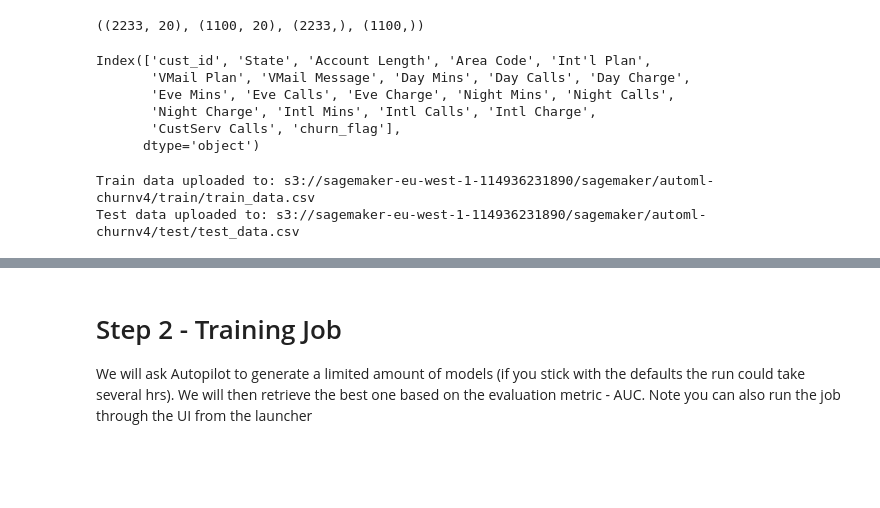
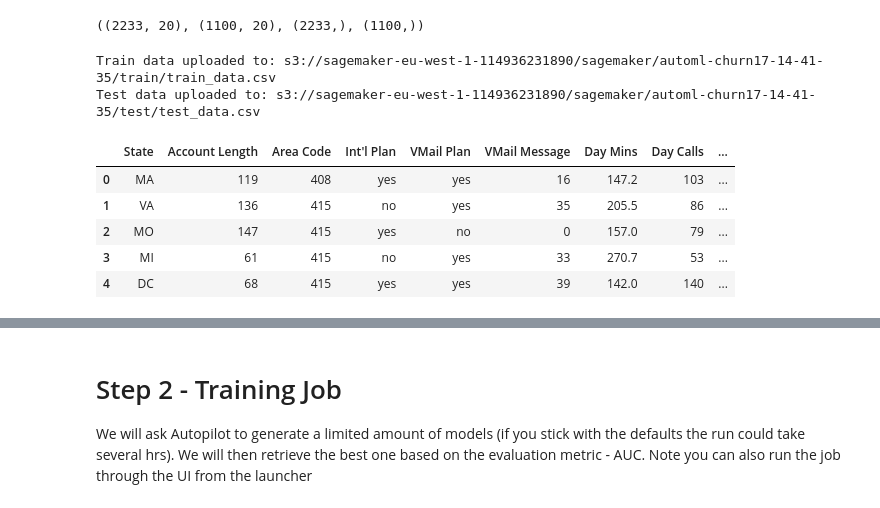
Before and after one commit to stevejgoodman/sg-sagemaker-20200429, a Jupyter notebook: churn_automl.ipynb, the cells around one changed output, grey strips where cells are left out. Drawn from its saved outputs; the diff is of its cells as text; code cells hidden in the pictures; blank space fills up the shorter version.

```diff
--- a/churn_automl.ipynb
+++ b/churn_automl.ipynb
@@ -124,13 +138,3 @@ X_train.shape, X_test.shape, y_train.shape, y_test.shape
 # %%
 train_file = 'train/train_data.csv';
 test_file = 'test/test_data.csv';
-
-train=pd.read_csv(train_file)
-train.columns
-# %% [output]
-Index(['cust_id', 'State', 'Account Length', 'Area Code', 'Int'l Plan',
-       'VMail Plan', 'VMail Message', 'Day Mins', 'Day Calls', 'Day Charge',
-       'Eve Mins', 'Eve Calls', 'Eve Charge', 'Night Mins', 'Night Calls',
-       'Night Charge', 'Intl Mins', 'Intl Calls', 'Intl Charge',
-       'CustServ Calls', 'churn_flag'],
-      dtype='object')
@@ -140,20 +141,38 @@ Index(['cust_id', 'State', 'Account Length', 'Area Code', 'Int'l Plan',
 # %%
+#for the training data we drop the cust_id as its not a feature column
 
-#for the training data we drop the cust_id
-#and for the test data we keep it, but instead drop the target column
+# for the test data ..
+# we retain custid - we will need at at inference time to match score to customer
+# drop the header row - ( batch transform expects no header)
+# drop the churn flag - we assume the ground truth  is not known during inference
+
+#upload both datasets to s3
+
 training_data = pd.DataFrame(X_train)
 training_data.drop('cust_id', axis='columns',inplace=True)
 training_data['churn_flag'] = list(y_train)
-test_data = pd.DataFrame(X_test)
-
 training_data.to_csv(train_file, index=False, header=True)
 train_data_s3_path = session.upload_data(path=train_file, key_prefix=prefix + "/train")
 print('Train data uploaded to: ' + train_data_s3_path)
 
 
+# going to drop the header for inference purposes.
+test_data = pd.DataFrame(X_test)
 test_data.to_csv(test_file, index=False, header=False)
 test_data_s3_path = session.upload_data(path=test_file, key_prefix=prefix + "/test")
 print('Test data uploaded to: ' + test_data_s3_path)
 # %% [output]
-Train data uploaded to: s3://sagemaker-eu-west-1-114936231890/sagemaker/automl-churnv4/train/train_data.csv
-Test data uploaded to: s3://sagemaker-eu-west-1-114936231890/sagemaker/automl-churnv4/test/test_data.csv
+Train data uploaded to: s3://sagemaker-eu-west-1-114936231890/sagemaker/automl-churn17-14-41-35/train/train_data.csv
+Test data uploaded to: s3://sagemaker-eu-west-1-114936231890/sagemaker/automl-churn17-14-41-35/test/test_data.csv
+# %%
+# so the uploaded training data looks like this:
+
+trd = pd.read_csv('s3://sagemaker-eu-west-1-114936231890/sagemaker/automl-churn17-14-41-35/train/train_data.csv')
+trd.head()
+# %% [output]
+|  | State | Account Length | Area Code | Int'l Plan | VMail Plan | VMail Message | Day Mins | Day Calls | ... |
+| 0 | MA | 119 | 408 | yes | yes | 16 | 147.2 | 103 | ... |
+| 1 | VA | 136 | 415 | no | yes | 35 | 205.5 | 86 | ... |
+| 2 | MO | 147 | 415 | yes | no | 0 | 157.0 | 79 | ... |
+| 3 | MI | 61 | 415 | no | yes | 33 | 270.7 | 53 | ... |
+| 4 | DC | 68 | 415 | yes | yes | 39 | 142.0 | 140 | ... |
```
Also changed, not shown: parts of 41 cells of this notebook.
